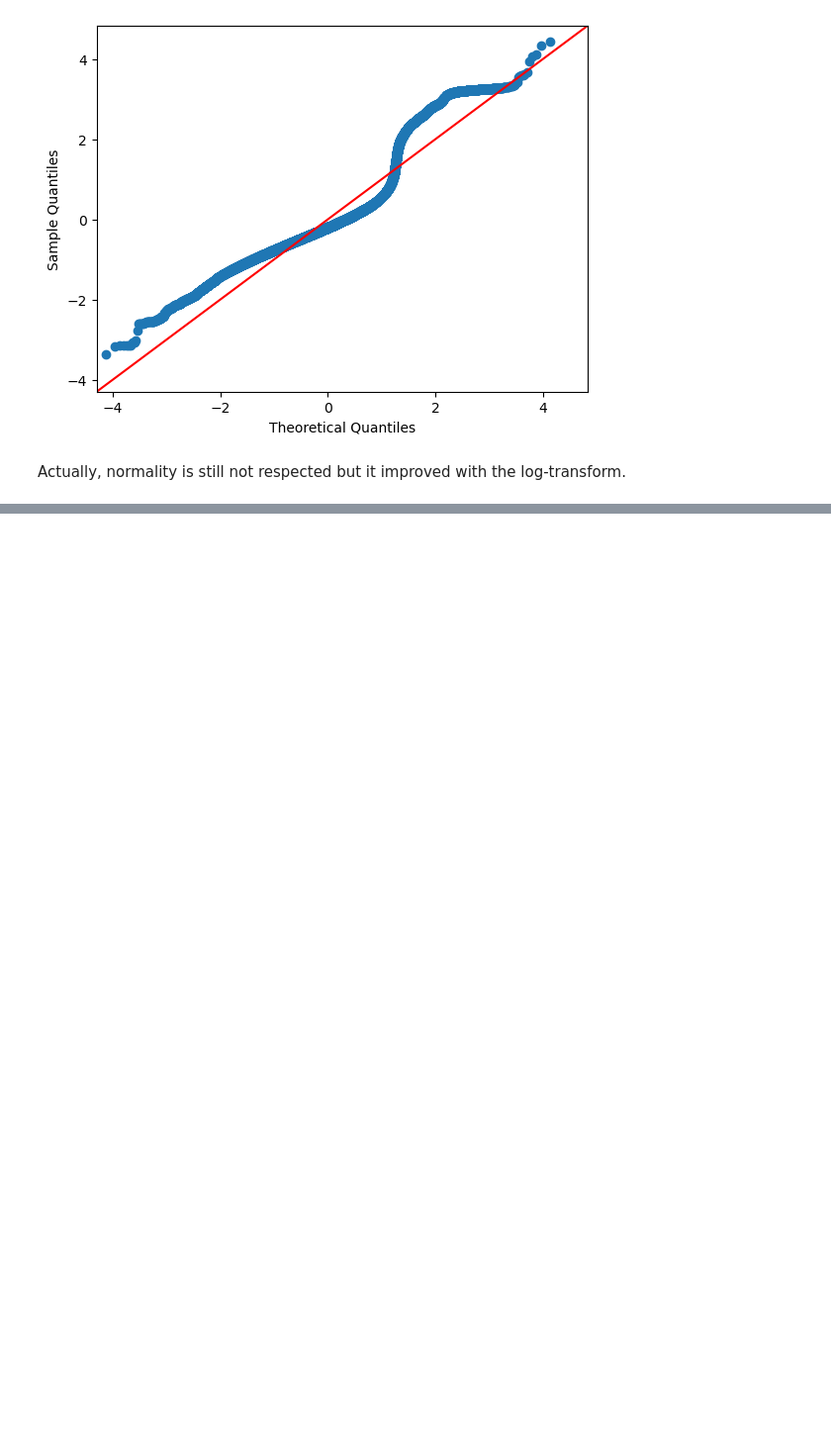
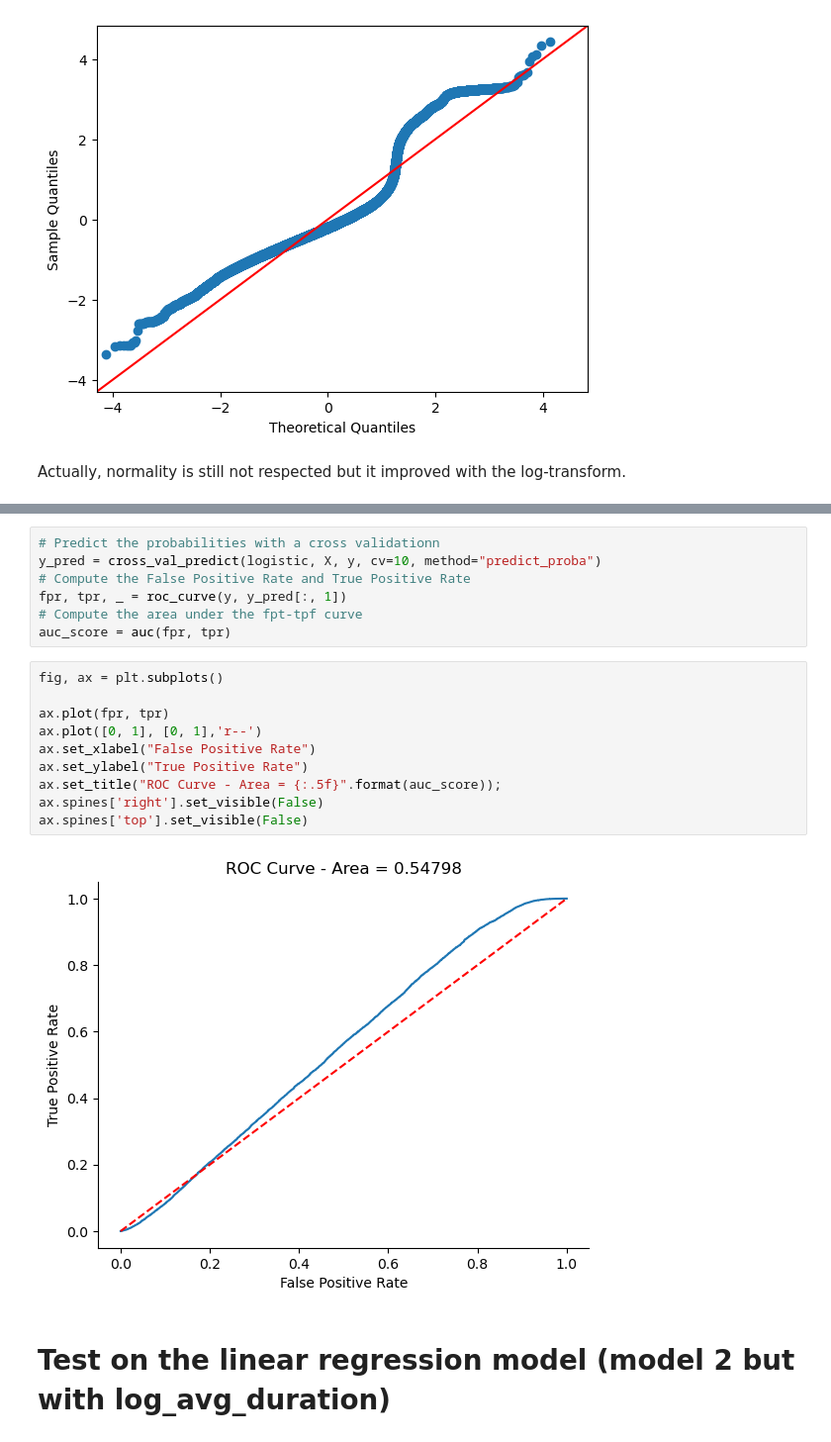
Before and after one commit to epfl-ada/ada-2023-project-epfldatadynamos, a Jupyter notebook: P3.ipynb, the cells around one changed output, grey strips where cells are left out. Shown: that part at 99% size. Drawn from its saved outputs; the diff is of its cells as text; blank space fills up the shorter version.

```diff
--- a/P3.ipynb
+++ b/P3.ipynb
@@ -499,0 +549,21 @@ This time, the R-squared decreases, so our model does not improve.
+# %%
+# Predict the probabilities with a cross validationn
+y_pred = cross_val_predict(logistic, X, y, cv=10, method="predict_proba")
+# Compute the False Positive Rate and True Positive Rate
+fpr, tpr, _ = roc_curve(y, y_pred[:, 1])
+# Compute the area under the fpt-tpf curve
+auc_score = auc(fpr, tpr)
+# %%
+fig, ax = plt.subplots()
+
+ax.plot(fpr, tpr)
+ax.plot([0, 1], [0, 1],'r--')
+ax.set_xlabel("False Positive Rate")
+ax.set_ylabel("True Positive Rate")
+ax.set_title("ROC Curve - Area = {:.5f}".format(auc_score));
+ax.spines['right'].set_visible(False)
+ax.spines['top'].set_visible(False)
+# %% [output]
+[figure, added]
+# %% [markdown]
+# Test on the linear regression model (model 2 but with log_avg_duration)
```
Also changed, not shown: parts of 17 cells of this notebook.
